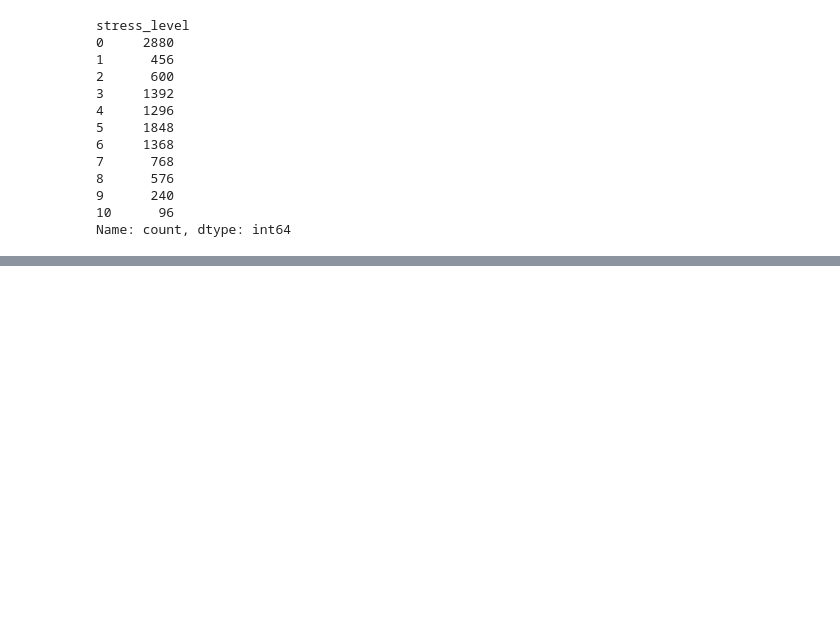
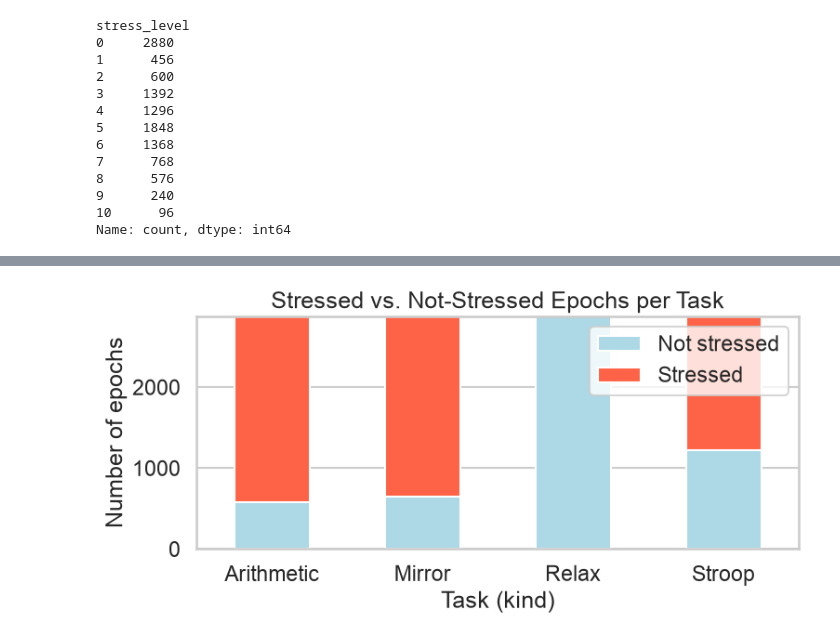
Before and after one commit to pxsa/EEG-stress-xai, a Jupyter notebook: Code/stress.ipynb, the cells around one changed output, grey strips where cells are left out. Cells and saved outputs as stored; diff of their text form; code cells hidden in the pictures; blank space fills up the shorter version.

```diff
--- a/Code/stress.ipynb
+++ b/Code/stress.ipynb
@@ -770,0 +408,13 @@ SVM                  0.544271   0.586255  0.645062  0.614254  0.531174
+# %%
+counts = metadata_full.groupby(["kind", "stress_binary"]).size().unstack(fill_value=0)
+counts.columns = ["Not stressed", "Stressed"]
+
+ax = counts.plot.bar(stacked=True, figsize=(8, 4), color=["lightblue", "tomato"])
+ax.set_xlabel("Task (kind)")
+ax.set_ylabel("Number of epochs")
+ax.set_title("Stressed vs. Not-Stressed Epochs per Task")
+plt.xticks(rotation=0)
+plt.tight_layout()
+plt.show()
+# %% [output]
+[figure, added]
```
Also changed, not shown: parts of 147 cells of this notebook.
